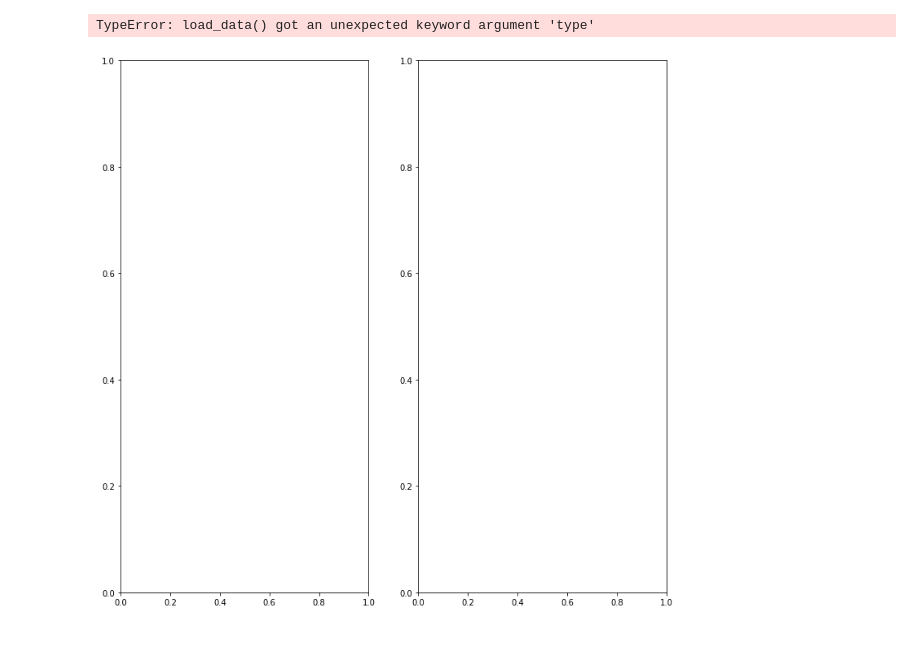
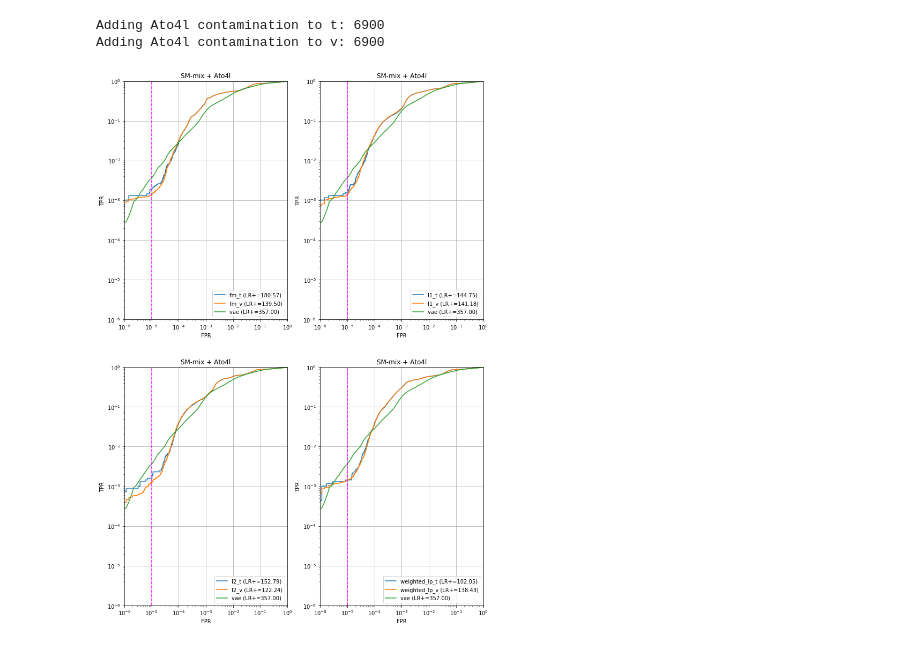
Before and after one commit to oliverkn/alad-for-lhc, a Jupyter notebook: evaluation/alad_plots.ipynb, the cells around one changed output. Saved outputs shown, nothing was run; the diff lists cells and outputs as text; code cells hidden in the pictures.

```diff
--- a/evaluation/alad_plots.ipynb
+++ b/evaluation/alad_plots.ipynb
@@ -19,6 +19,6 @@ plotter.plot_roc()
-# %%
-score_type = 'fm'
-plotter.plot_anomaly_scores(score_type)
-# %% [output]
-TypeError: load_data() got an unexpected keyword argument 'type'
-[figure, removed]
+# %%
+plotter.plot_roc_contamination('Ato4l', 2e-3)
+# %% [output]
+Adding Ato4l contamination to t: 6900
+Adding Ato4l contamination to v: 6900
+[figure, added]
```
Also changed, not shown: parts of 2 cells of this notebook, 5 other files.
